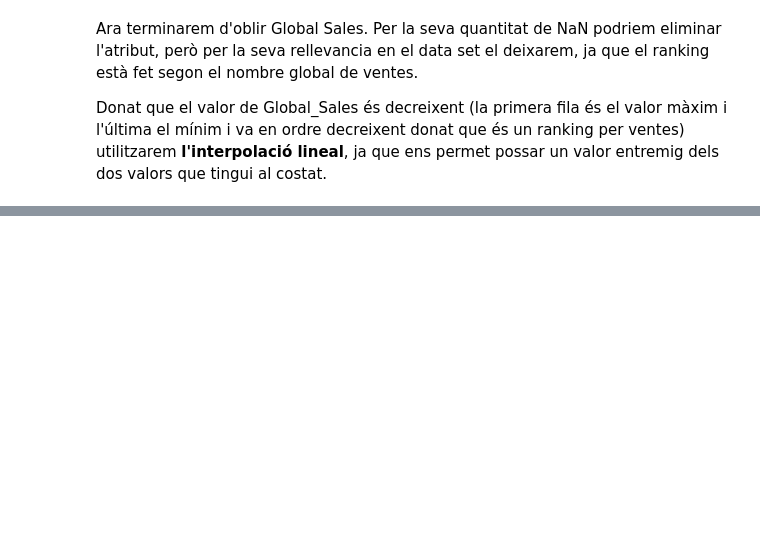
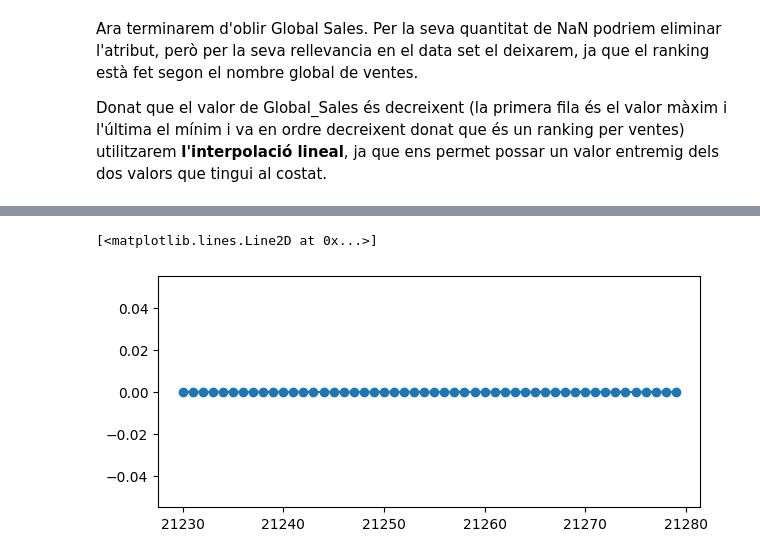
Before and after one commit to 1641028/Kaggle-video-game-sales-2019, a Jupyter notebook: Kaggle.ipynb, the cells around one changed output, grey strips where cells are left out. Cells and saved outputs as stored; diff of their text form; code cells hidden in the pictures; blank space fills up the shorter version.

```diff
--- a/Kaggle.ipynb
+++ b/Kaggle.ipynb
@@ -260,4 +372,7 @@ data[['Global_Sales', 'isNan']].iloc[1000:1051]
 # %%
 plt.figure(figsize=(7, 3))
-data_1000 = data.iloc[1000:1100]
+data_1000 = data.iloc[21230:21280]
 plt.plot(data_1000.index, data_1000['Global_Sales'], marker='o')
+# %% [output]
+[<matplotlib.lines.Line2D at 0x...>]
+[figure, added]
```
Also changed, not shown: parts of 18 cells of this notebook.
